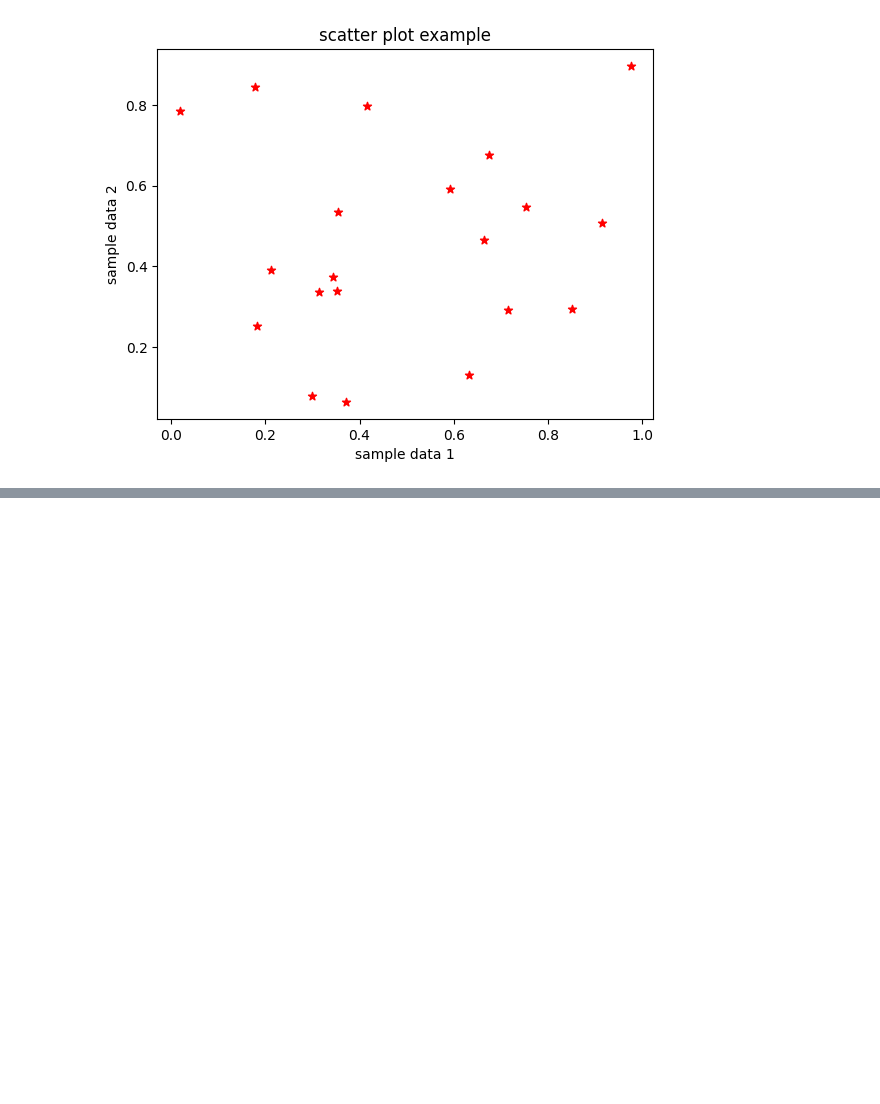
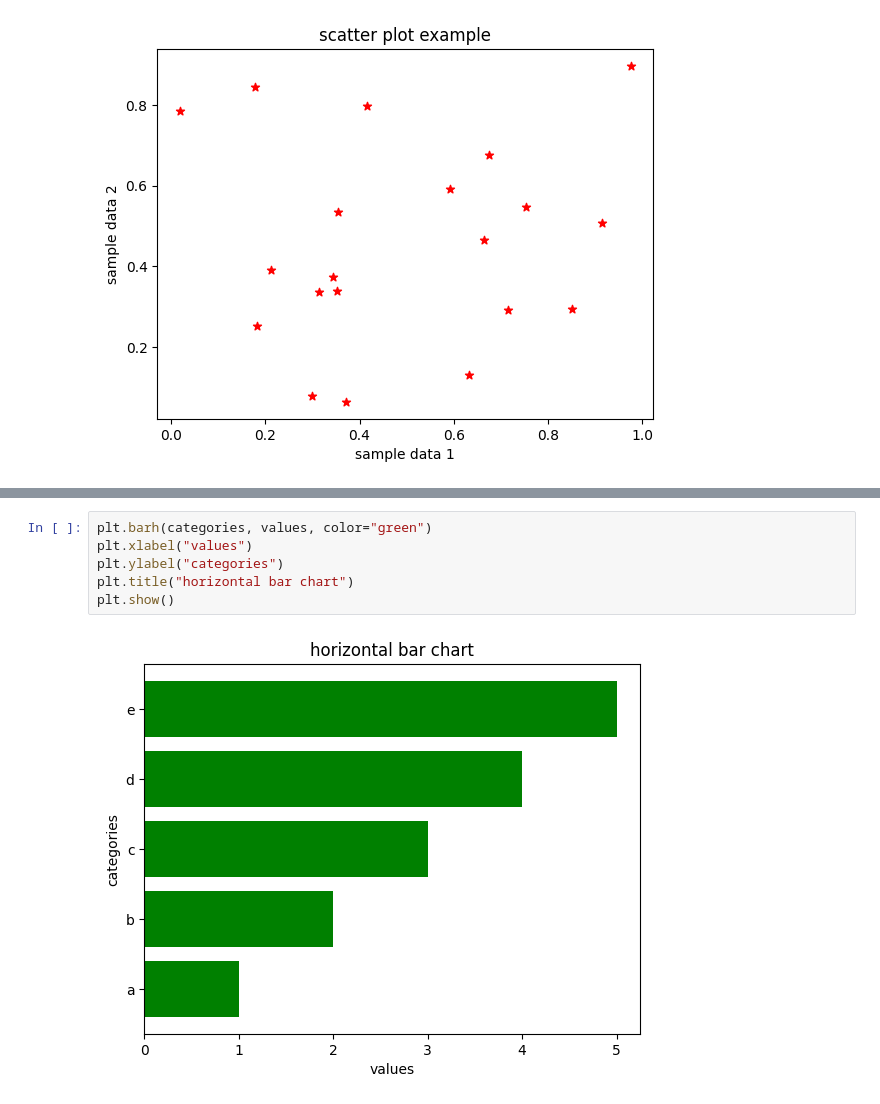
Before and after one commit to Avinash2003-11/Machine-learning, a Jupyter notebook: exp.ipynb, the cells around one changed output, grey strips where cells are left out. Saved outputs shown, nothing was run; the diff lists cells and outputs as text; blank space fills up the shorter version.

```diff
--- a/exp.ipynb
+++ b/exp.ipynb
@@ -226,0 +237,8 @@ Text(0.5, 1.0, 'scatter plot example')
+# %%
+plt.barh(categories, values, color="green")
+plt.xlabel("values")
+plt.ylabel("categories")
+plt.title("horizontal bar chart")
+plt.show()
+# %% [output]
+[figure, added]
```
Also changed, not shown: parts of 3 cells of this notebook.
